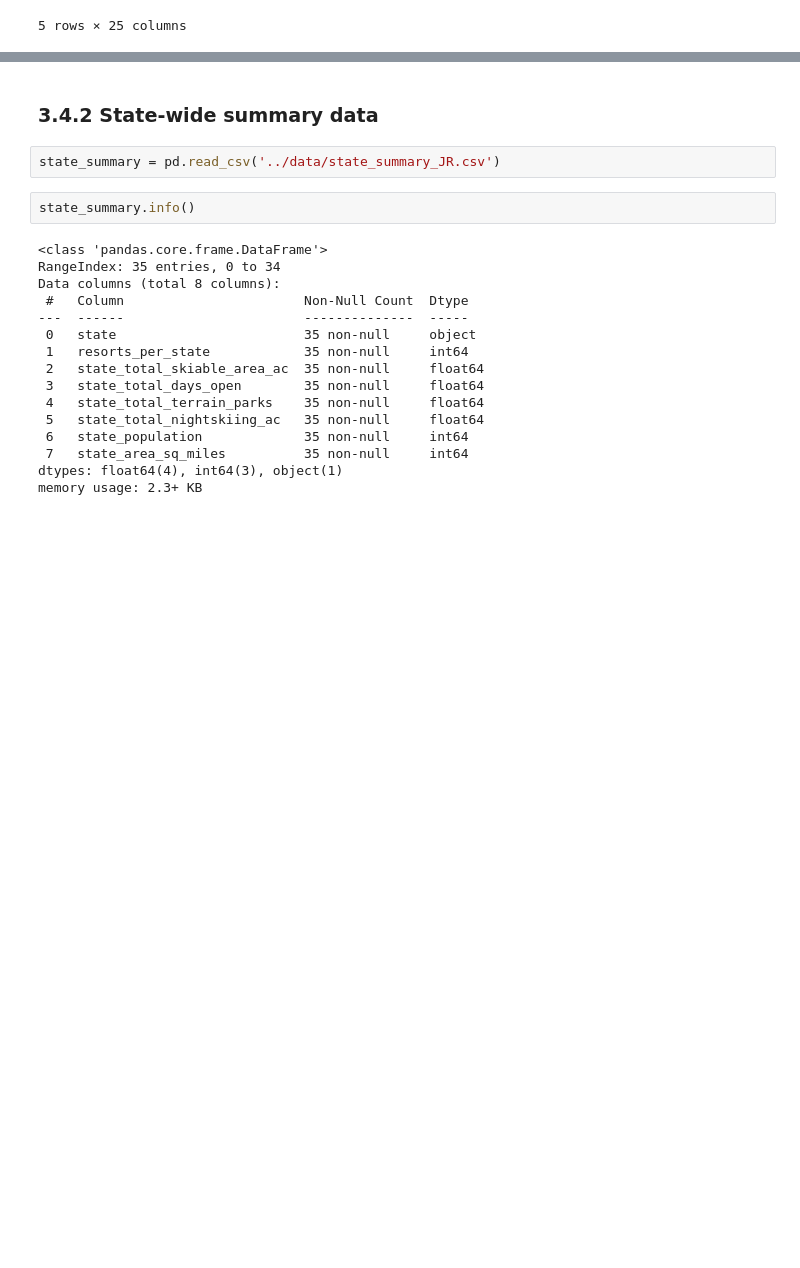
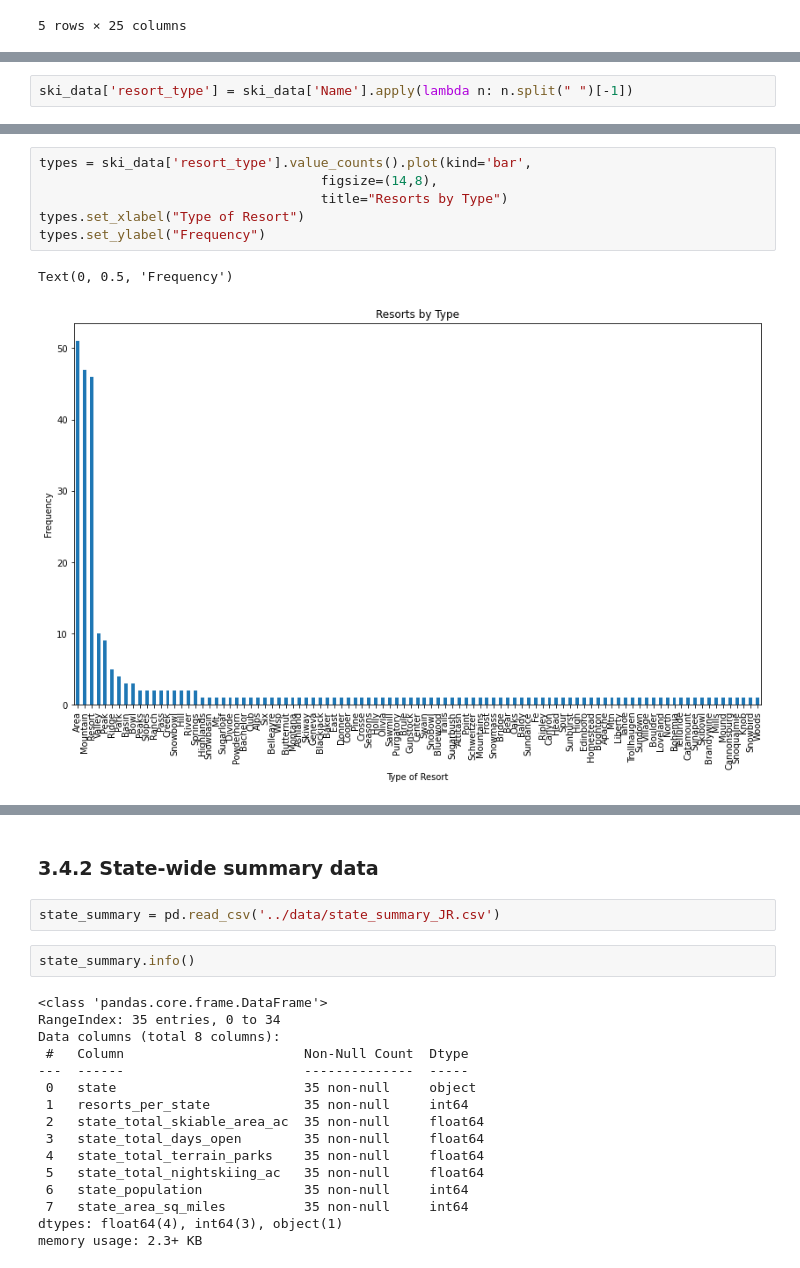
Before and after one commit to jroback/DataScienceGuidedCapstone, a Jupyter notebook: Notebooks/03_exploratory_data_analysis.ipynb, the cells around one changed output, grey strips where cells are left out. Drawn from its saved outputs; the diff is of its cells as text; blank space fills up the shorter version.

Commit message:
Data Wrangling Summary

```diff
--- a/Notebooks/03_exploratory_data_analysis.ipynb
+++ b/Notebooks/03_exploratory_data_analysis.ipynb
@@ -87,0 +90,2 @@ ski_data.head()
+# %%
+ski_data['resort_type'] = ski_data['Name'].apply(lambda n: n.split(" ")[-1])
@@ -87,0 +153,9 @@ ski_data.head()
+# %%
+types = ski_data['resort_type'].value_counts().plot(kind='bar',
+                                    figsize=(14,8),
+                                    title="Resorts by Type")
+types.set_xlabel("Type of Resort")
+types.set_ylabel("Frequency")
+# %% [output]
+Text(0, 0.5, 'Frequency')
+[figure, added]
```
Also changed, not shown: parts of 5 cells of this notebook.
